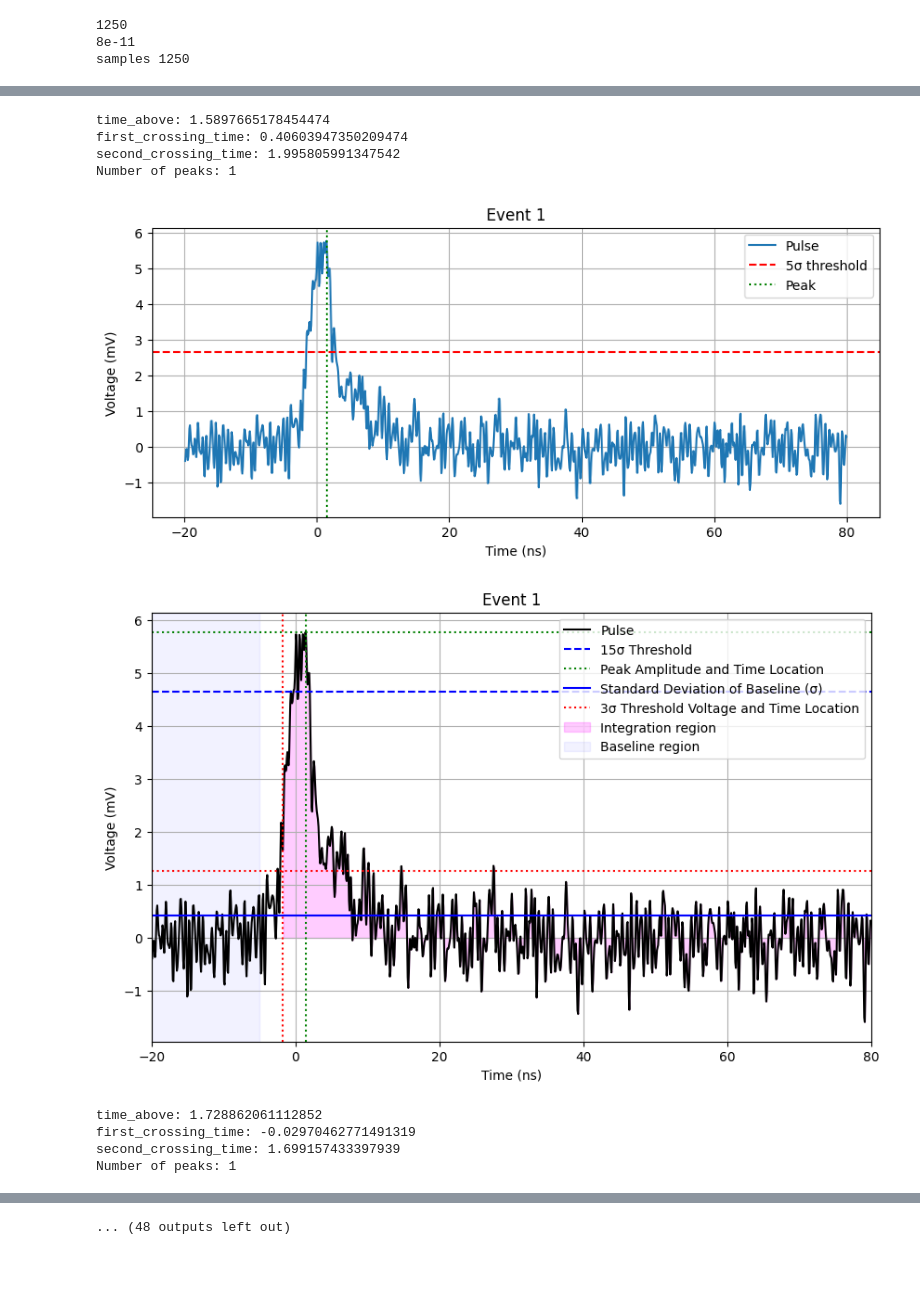
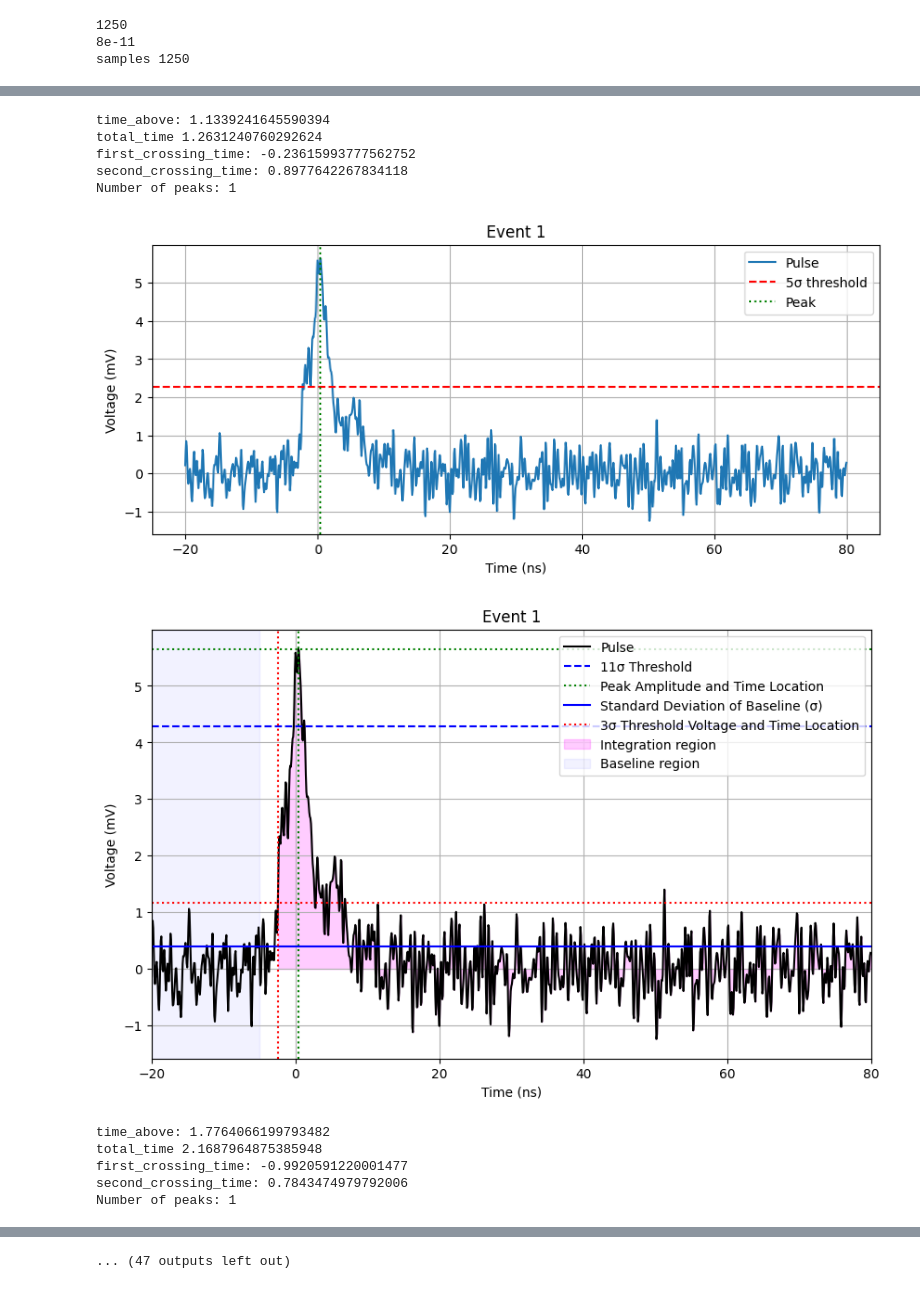
Before and after one commit to hhuckvale/DMProject, a Jupyter notebook: PMT_Characteristics/DarkRate/Pulse_labeller.ipynb, the cells around one changed output, grey strips where cells are left out. Saved outputs shown, nothing was run; the diff lists cells and outputs as text; code cells hidden in the pictures.

```diff
--- a/PMT_Characteristics/DarkRate/Pulse_labeller.ipynb
+++ b/PMT_Characteristics/DarkRate/Pulse_labeller.ipynb
@@ -25,7 +25,7 @@ doVerbose = False
 
 #import the wfm file
 #filename_base = "PMT1_rawdata/141125_darkrate_1850_10000_1_off"
-filename_base = "PMT4_rawdata/220126_darkrate_1800_10000_2_off"
+filename_base = "PMT4_rawdata/220126_darkrate_1750_10000_1_on"
 
 
 #saving the processed file
@@ -34,7 +34,7 @@ filename_base = "PMT4_rawdata/220126_darkrate_1800_10000_2_off"
 #file_path = os.path.join(os.getcwd(), folder_name, file_name)
 
 
-startEvent = 600
+startEvent = 630
 nEvents = 100
 
 # code here to pass arguments
@@ -191,6 +191,37 @@ def time_above_threshold(corrected, times, sigma_b, first_peak_index):
 
     return time_above, first_cross, second_cross
 
+def total_time_above_threshold(corrected_tempVolt, sampleTimes, sigma_b):
+    threshold = 11 * sigma_b
+    if max(corrected_tempVolt) <= threshold:
+        return None
+    total_time = 0.0
+
+    for i in range(len(corrected_tempVolt) - 1):
+        v1 = corrected_tempVolt[i]
+        v2 = corrected_tempVolt[i + 1]
+        t1 = sampleTimes[i]
+        t2 = sampleTimes[i + 1]
+        dt = t2 - t1
+
+        # Entire segment above threshold
+        if v1 > threshold and v2 > threshold:
+            total_time += dt
+
+        # Rising through threshold
+        elif v1 <= threshold and v2 > threshold:
+            frac = (threshold - v1) / (v2 - v1)
+            total_time += (1 - frac) * dt
+
+        # Falling through threshold
+        elif v1 > threshold and v2 <= threshold:
+            frac = (threshold - v1) / (v2 - v1)
+            total_time += frac * dt
+
+        # Else: fully below threshold → add nothing
+
+    return total_time if total_time > 0 else None
+
 def calc_time_above_3sigma(corrected, times, sigma_b, mean_b, first_peak_index):
     threshold = mean_b + 3*sigma_b
 
@@ -277,6 +308,7 @@ all_FWHM = []
 all_t1 = []
 all_t2 = []
 all_time_above_thresh = []
+all_total_time_above = []
 all_first_crossing = []
 all_second_crossing = []
 all_tabove_3sig = []
@@ -323,7 +355,7 @@ def full_annotations(corrected, sampleTimes, mean_b, sigma_b, first_peak_index,
     plt.figure(figsize=(10, 6))
     plt.plot(sampleTimes, corrected, color='black', label="Pulse")
     #plt.axhline(mean_b, color='black', linestyle = '-', label='Mean Baseline')
-    plt.axhline(threshold, color='b', linestyle='--', label='15σ Threshold')
+    plt.axhline(threshold, color='b', linestyle='--', label='11σ Threshold')
     plt.axvline(sampleTimes[first_peak_index], color='g', linestyle=':')
     for p in peaks:
         plt.axvline(sampleTimes[p], color='g', linestyle=':', alpha=0.6)
@@ -383,9 +415,11 @@ for event_index, corrected_tempVolt in enumerate(corrected_tempVolts):
     closest_index = time_index(first_cross, sampleTimes)
     single_integral = single_charge_integral(corrected_tempVolt, sampleTimes, closest_index)
     time_above_3sigma, first_3sigma_cross, second_3sigma_cross = calc_time_above_3sigma(corrected_tempVolt, sampleTimes, sigma_b_array[event_index], mean_b_array[event_index], first_peak_index)
+    total_time = total_time_above_threshold(corrected_tempVolt, sampleTimes, sigma_b_array[event_index])
 
     if event_index < 20:
         print("time_above:", time_above)
+        print("total_time", total_time)
         print("first_crossing_time:", first_cross)
         print("second_crossing_time:", second_cross)
         print("Number of peaks:", number_of_peaks)
@@ -447,6 +481,7 @@ for event_index, corrected_tempVolt in enumerate(corrected_tempVolts):
     all_second_crossing.append(second_cross)
     all_closest_indices.append(closest_index)
     all_integrals.append(single_integral)
+    all_total_time_above.append(total_time)
 
 all_amplitudes = np.array(all_amplitudes)
 all_peak_times = np.array(all_peak_times)
@@ -459,4 +494,5 @@ all_first_crossing = np.array(all_first_crossing)
 all_second_crossing = np.array(all_second_crossing)
 all_closest_indices = np.array(all_closest_indices)
 all_integrals = np.array(all_integrals)
+all_total_time_above = np.array(all_total_time_above)
 # %% [output]
@@ -469,10 +506,12 @@ Number of peaks: 1
-time_above: 1.5897665178454474
-first_crossing_time: 0.40603947350209474
-second_crossing_time: 1.995805991347542
+time_above: 1.1339241645590394
+total_time 1.2631240760292624
+first_crossing_time: -0.23615993777562752
+second_crossing_time: 0.8977642267834118
 Number of peaks: 1
-[figure, old version]
+[figure, new version]
-[figure, old version]
+[figure, new version]
-time_above: 1.728862061112852
-first_crossing_time: -0.02970462771491319
-second_crossing_time: 1.699157433397939
+time_above: 1.7764066199793482
+total_time 2.1687964875385948
+first_crossing_time: -0.9920591220001477
+second_crossing_time: 0.7843474979792006
 Number of peaks: 1
@@ -487 +527 @@ Number of peaks: 1
-... (48 outputs left out)
+... (47 outputs left out)
```
Also changed, not shown: parts of 1 cell of this notebook, 4 other files.
